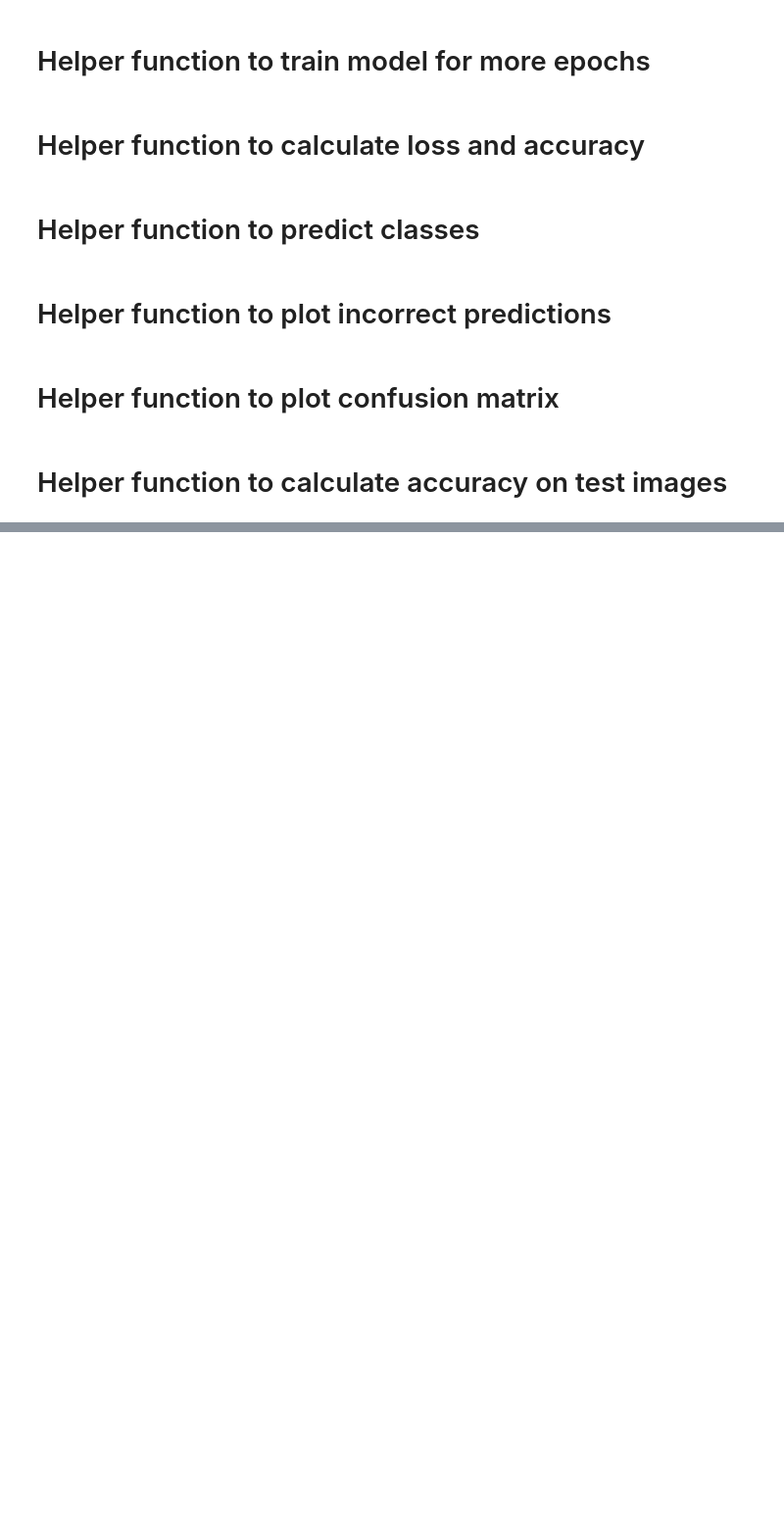
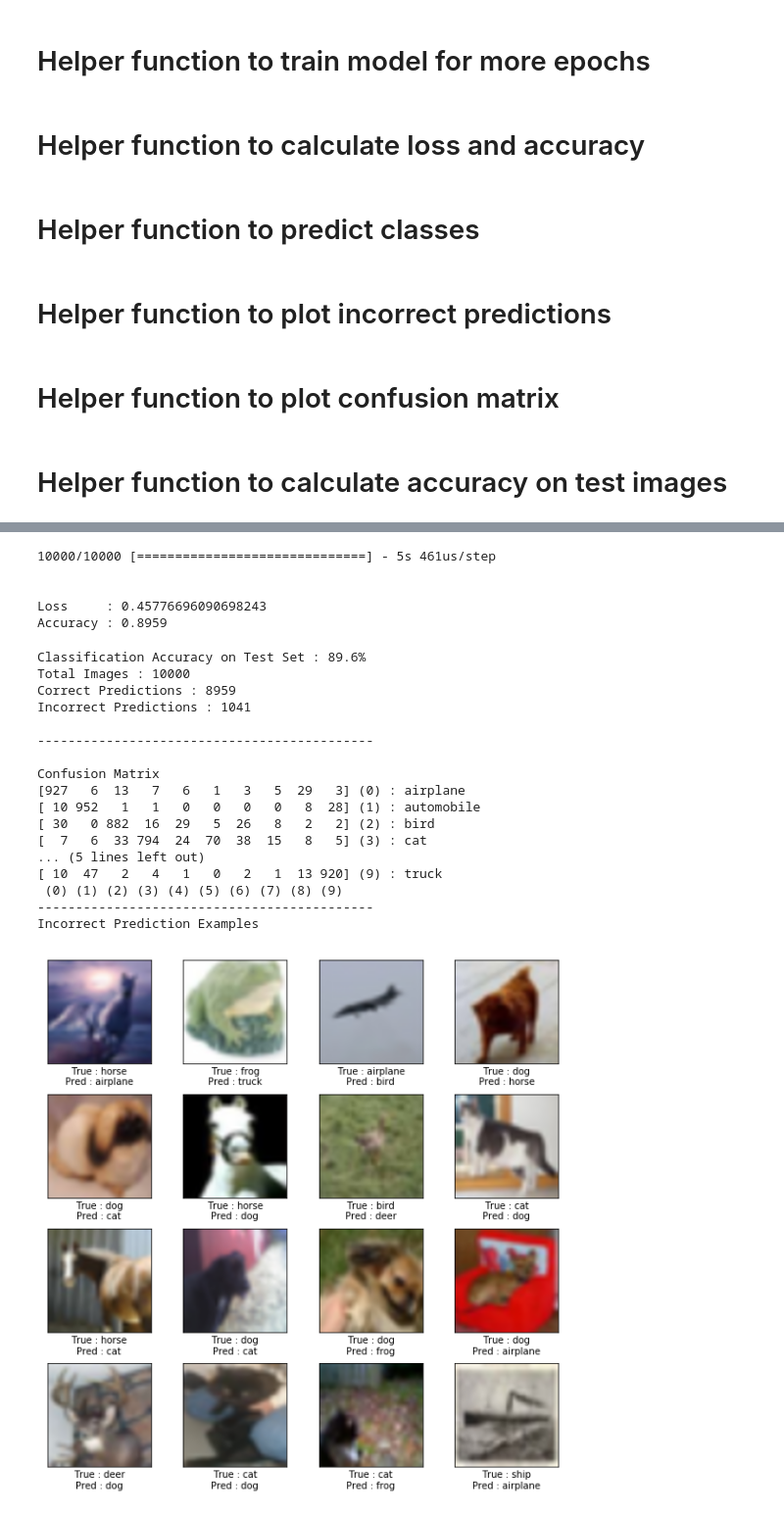
Before and after one commit to Prateekj2903/Cifar10-CNN, a Jupyter notebook: Cifar10.ipynb, the cells around one changed output, grey strips where cells are left out. Shown at 98% size. Drawn from its saved outputs; the diff is of its cells as text; code cells hidden in the pictures; blank space fills up the shorter version.

```diff
--- a/Cifar10.ipynb
+++ b/Cifar10.ipynb
@@ -302,3 +399,32 @@ Incorrect Prediction Examples
+# %%
+loss_and_accuracy(model_pre_trained, test_data_reshaped)
+# %% [output]
+10000/10000 [==============================] - 5s 461us/step
+
+
+Loss     : 0.45776696090698243
+Accuracy : 0.8959
+# %%
+test_accuracy(model_pre_trained, test_data_reshaped, pre_trained=True, show_confusion_matrix = True, show_example_errors = True)
+# %% [output]
+Classification Accuracy on Test Set : 89.6%
+Total Images : 10000
+Correct Predictions : 8959
+Incorrect Predictions : 1041
+
+--------------------------------------------
+
+Confusion Matrix
+[927   6  13   7   6   1   3   5  29   3] (0) : airplane
+[ 10 952   1   1   0   0   0   0   8  28] (1) : automobile
+[ 30   0 882  16  29   5  26   8   2   2] (2) : bird
+[  7   6  33 794  24  70  38  15   8   5] (3) : cat
+... (5 lines left out)
+[ 10  47   2   4   1   0   2   1  13 920] (9) : truck
+ (0) (1) (2) (3) (4) (5) (6) (7) (8) (9)
+--------------------------------------------
+Incorrect Prediction Examples
+[figure, added]
 # %%
 import cv2
 # %%
```
Also changed, not shown: parts of 20 cells of this notebook.
